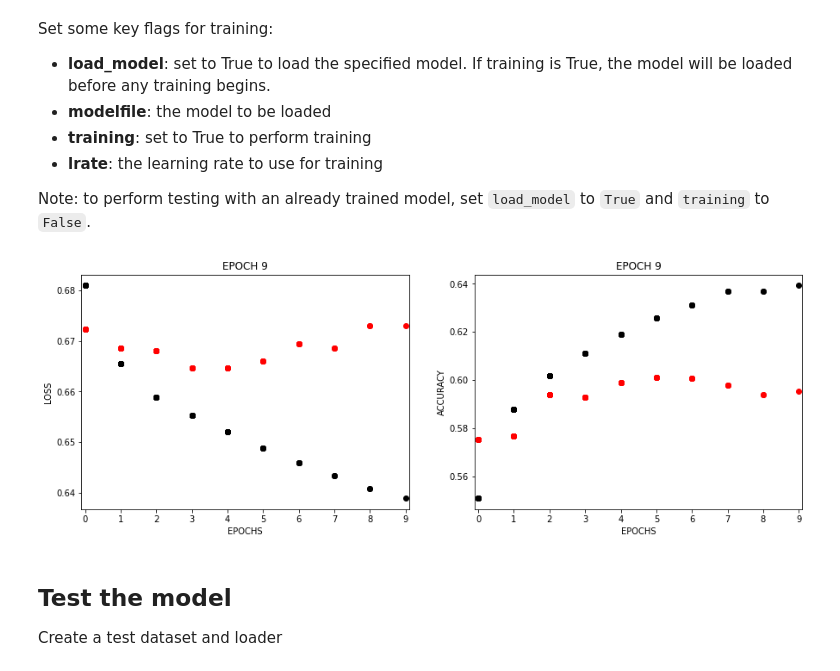
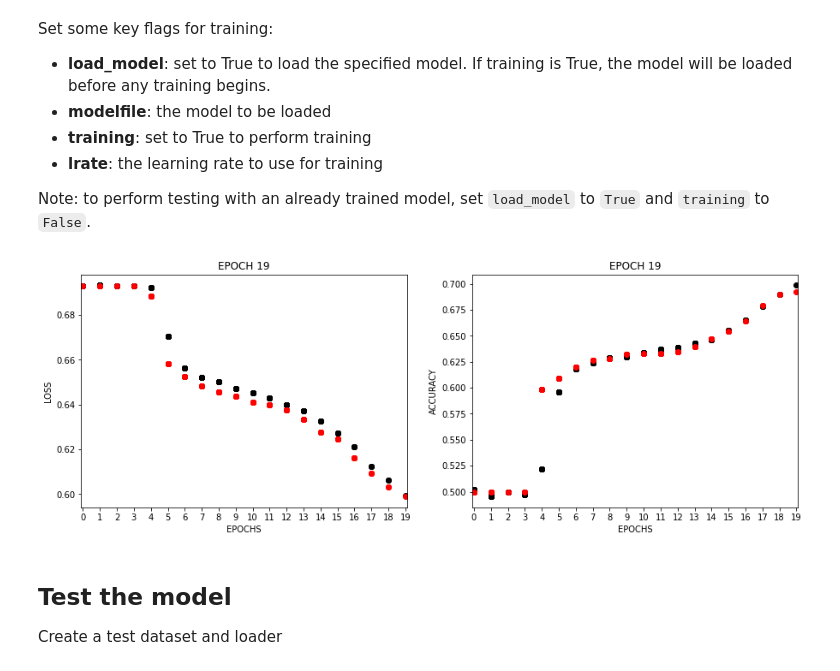
Before and after one commit to jerenner/uscnncourse, a Jupyter notebook: next/NEXT_classification.ipynb, the cells around one changed output. Saved outputs shown, nothing was run; the diff lists cells and outputs as text; code cells hidden in the pictures.

```diff
--- a/next/NEXT_classification.ipynb
+++ b/next/NEXT_classification.ipynb
@@ -173,4 +191,30 @@ class FCNet(nn.Module):
         x = torch.sigmoid(x)
         x = self.fc2(x)
         return x
+# %%
+class CNN2D(nn.Module):
+    def __init__(self):
+        super(CNN2D, self).__init__()
+        self.conv1 = nn.Conv2d(60, 128, 3)
+        self.pool1 = nn.MaxPool2d(3, 3)
+        self.conv2 = nn.Conv2d(128, 256, 2)
+        self.pool2 = nn.MaxPool2d(2, 2)
+        self.conv3 = nn.Conv2d(256, 512, 2)
+        self.pool3 = nn.MaxPool2d(2, 2)
+        self.fc1 = nn.Linear(512, 128)
+        self.fc2 = nn.Linear(128, 1)
+        self.dropout1 = torch.nn.Dropout(0.8)
+
+    def forward(self,x):
+        x = x.transpose(1,3).transpose(2,3)
+        x = torch.relu(self.conv1(x))
+        x = self.pool1(x)
+        x = torch.relu(self.conv2(x))
+        x = self.pool2(x)
+        x = torch.relu(self.conv3(x))
+        x = torch.flatten(x, start_dim=1)
+        x = torch.relu(self.fc1(x))
+        x = self.dropout1(x)
+        x = self.fc2(x)
+        return x
 # %%
@@ -277,8 +323,8 @@ Set some key flags for training:
 
 Note: to perform testing with an already trained model, set `load_model` to `True` and `training` to `False`.
 # %%
-epochs = 10
-lrate  = 1e-2
+epochs = 20
+lrate  = 1e-4
 load_model = False
 training   = True
 modelfile  = f"{modelsdir}/model_NEXT_0.pt"
@@ -302,7 +348,7 @@ ax0.set_xticks(range(0, epochs))
 ax1.set_xticks(range(0, epochs))
 
 # Create your net
-model = FCNet()
+model = CNN2D()
 
 # Choose an Optimizer and a Loss
 criterion = torch.nn.BCEWithLogitsLoss()
@@ -319,34 +365,34 @@ if (load_model):
 # Train the model.
 if (training):
     for epoch in range(0, epochs):
         model.train()
         losses_epoch, accuracies_epoch = train()
         train_losses[epoch] = np.mean(losses_epoch)
         train_accuracies[epoch] = np.mean(accuracies_epoch)
         with torch.no_grad():
             model.eval()
             losses_epoch, accuracies_epoch = val()
             val_losses[epoch] = np.mean(losses_epoch)
             val_accuracies[epoch] = np.mean(accuracies_epoch)
 
         # save model in epoch
         torch.save(model.state_dict(), f"{modelsdir}/model_NEXT_{epoch}.pt")
 
         # update plot
         ax0.set_title(f"EPOCH {epoch}")
         ax0.scatter(x, train_losses, c="black")
         ax0.scatter(x, val_losses  , c="red")
 
         ax1.set_title(f"EPOCH {epoch}")
         ax1.scatter(x, train_accuracies, c="black")
         ax1.scatter(x, val_accuracies  , c="red")
 
         display.clear_output(wait=True)
         display.display(fig)
 
 display.clear_output()
 # %% [output]
-[figure, old version]
+[figure, new version]
 # %% [markdown]
 ## Test the model
 Create a test dataset and loader
```
Also changed, not shown: parts of 4 cells of this notebook.
